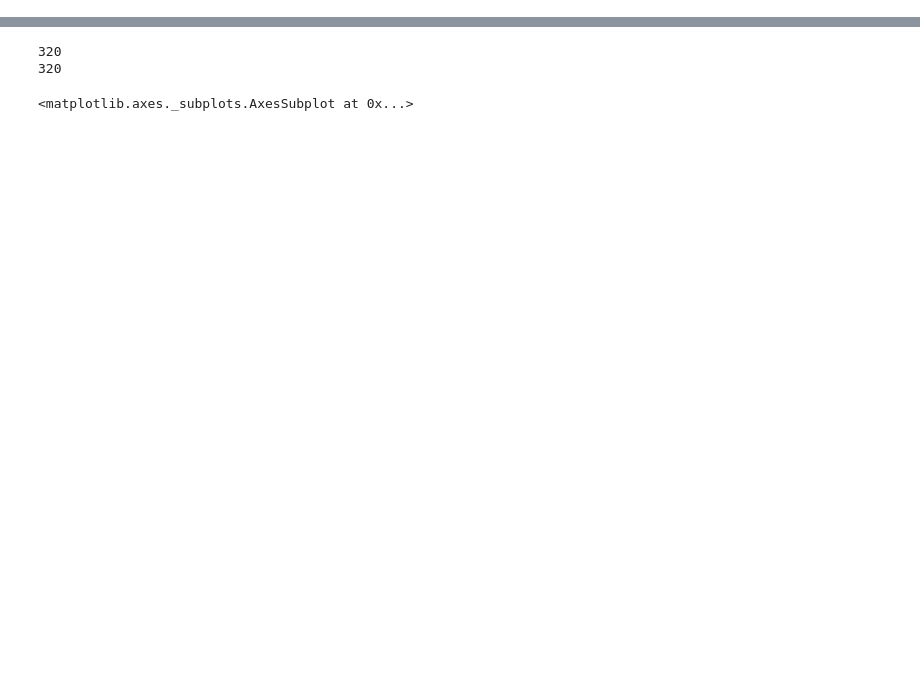
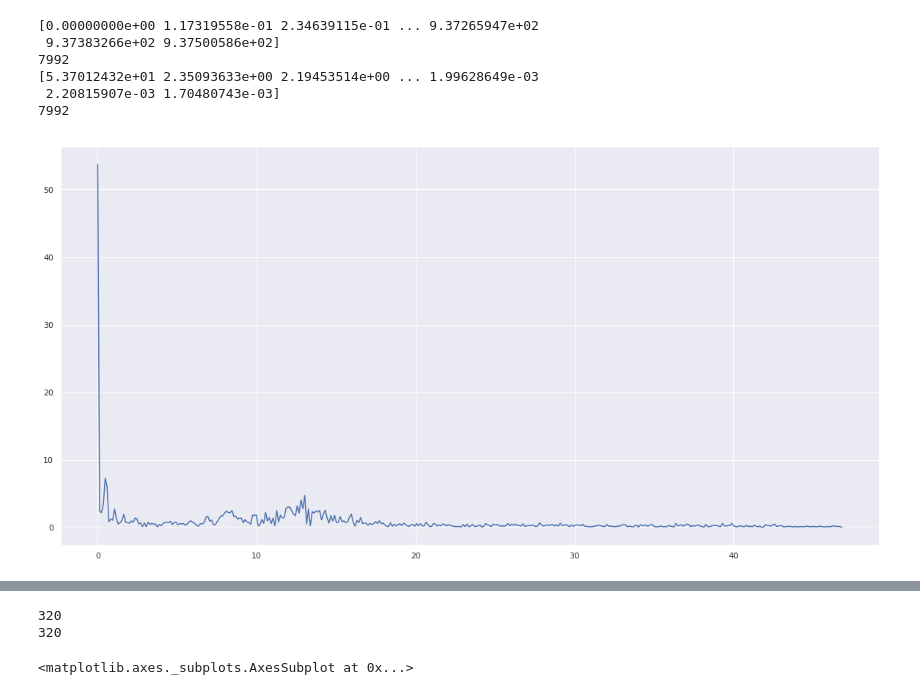
Before and after one commit to jacek257/Project-Chocolate, a Jupyter notebook: Jupyter/Peak_Finder.ipynb, the cells around one changed output, grey strips where cells are left out. Saved outputs shown, nothing was run; the diff lists cells and outputs as text; code cells hidden in the pictures; blank space fills up the shorter version.

```diff
--- a/Jupyter/Peak_Finder.ipynb
+++ b/Jupyter/Peak_Finder.ipynb
@@ -118,3 +121,26 @@ if path:
+# %%
+time_series = df.Time
+data = df.CO2
+
+N = len(data)
+
+freq, power, disp = analysis.fft_analysis().fourier_trans(time_series[1], data)
+
+print(freq)
+print(len(freq))
+print(disp)
+print(len(disp))
+
+plt.plot(freq[:400], disp[:400])
+plt.show()
+# %% [output]
+[0.00000000e+00 1.17319558e-01 2.34639115e-01 ... 9.37265947e+02
+ 9.37383266e+02 9.37500586e+02]
+7992
+[5.37012432e+01 2.35093633e+00 2.19453514e+00 ... 1.99628649e-03
+ 2.20815907e-03 1.70480743e-03]
+7992
+[figure, added]
 # %%
 b_path = "/media/ke/8tb_part2/FSL_work/SH_info/SH036/BOLD_processed/meants.txt"
 # %%
```
Also changed, not shown: parts of 12 cells of this notebook, 4 other files.
